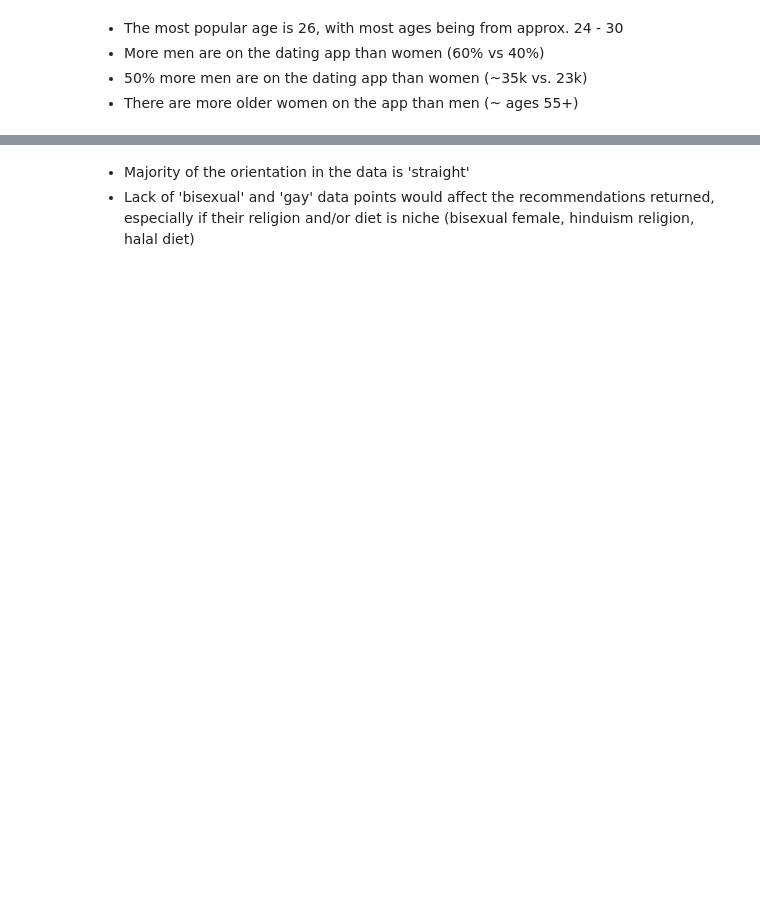
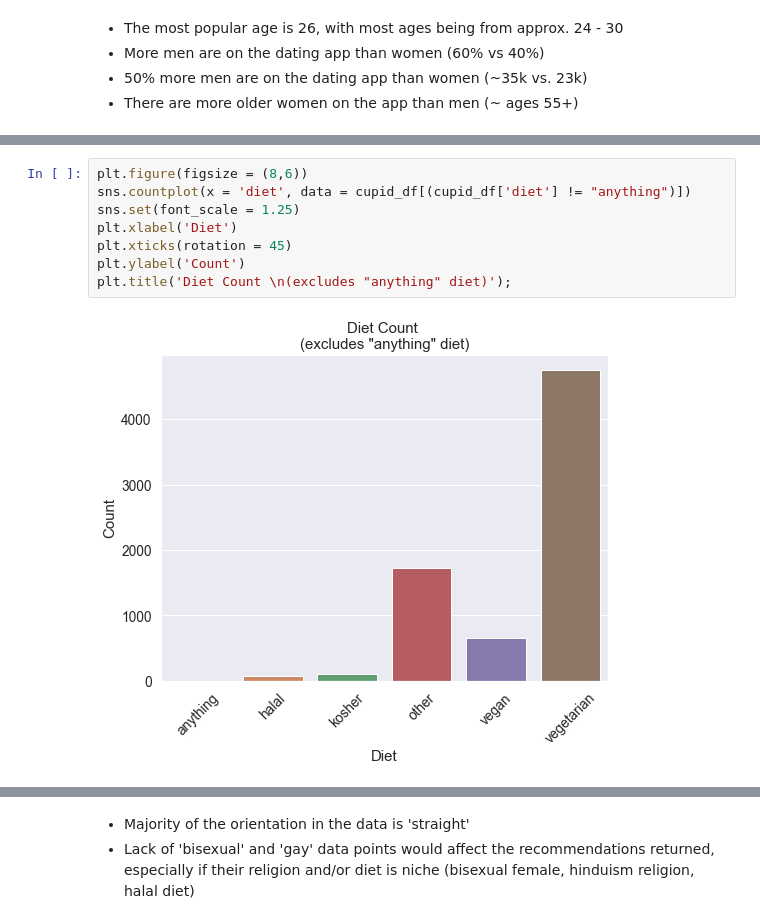
Before and after one commit to vleong1/capstone_proj, a Jupyter notebook: 05_EDA-data-viz.ipynb, the cells around one changed output, grey strips where cells are left out. Cells and saved outputs as stored; diff of their text form; blank space fills up the shorter version.

```diff
--- a/05_EDA-data-viz.ipynb
+++ b/05_EDA-data-viz.ipynb
@@ -45,0 +48,10 @@ plt.title('Religion Count \n(excludes "doesnt matter" religion)');
+# %%
+plt.figure(figsize = (8,6))
+sns.countplot(x = 'diet', data = cupid_df[(cupid_df['diet'] != "anything")])
+sns.set(font_scale = 1.25)
+plt.xlabel('Diet')
+plt.xticks(rotation = 45)
+plt.ylabel('Count')
+plt.title('Diet Count \n(excludes "anything" diet)');
+# %% [output]
+[figure, added]
```
Also changed, not shown: parts of 16 cells of this notebook, 4 other files.
